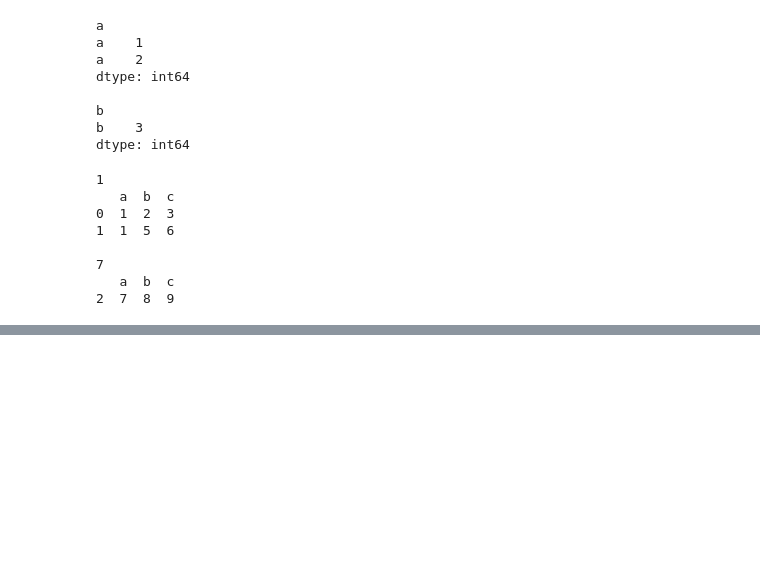
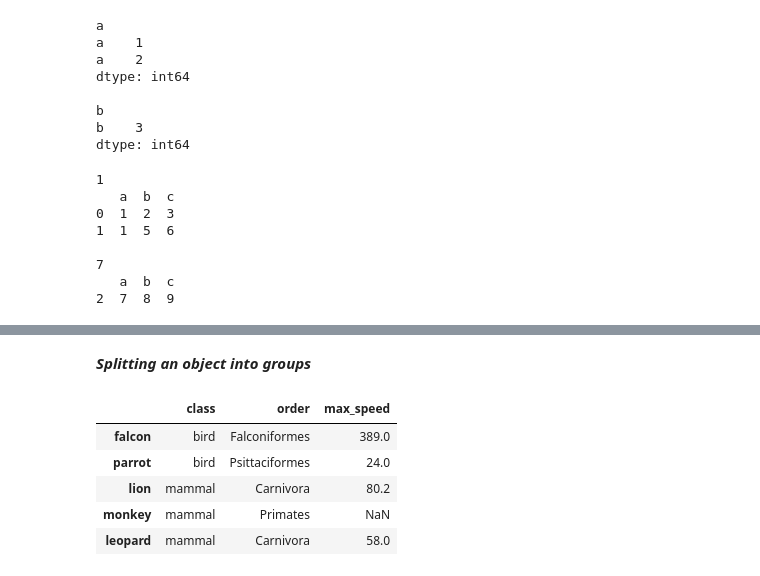
Before and after one commit to skm08/Pandas-Walkthrough, a Jupyter notebook: pandas-walkthrough.ipynb, the cells around one changed output, grey strips where cells are left out. Cells and saved outputs as stored; diff of their text form; code cells hidden in the pictures; blank space fills up the shorter version.

Commit message:
Kaggle Notebook | Pandas - Walkthrough | Version 11

```diff
--- a/pandas-walkthrough.ipynb
+++ b/pandas-walkthrough.ipynb
@@ -941,0 +971,27 @@ for x,y in df.groupby(by=["a"]):
+# %% [markdown]
+***Splitting an object into groups***
+# %%
+
+import numpy as np
+import pandas as pd
+
+speeds=pd.DataFrame(
+    [
+        ("bird", "Falconiformes", 389.0),
+        ("bird", "Psittaciformes", 24.0),
+        ("mammal", "Carnivora", 80.2),
+        ("mammal", "Primates", np.nan),
+        ("mammal", "Carnivora", 58),
+    ],
+    index=["falcon", "parrot", "lion", "monkey", "leopard"],
+    columns=("class", "order", "max_speed"),
+)
+# %%
+speeds
+# %% [output]
+|  | class | order | max_speed |
+| falcon | bird | Falconiformes | 389.0 |
+| parrot | bird | Psittaciformes | 24.0 |
+| lion | mammal | Carnivora | 80.2 |
+| monkey | mammal | Primates | NaN |
+| leopard | mammal | Carnivora | 58.0 |
```
Also changed, not shown: parts of 71 cells of this notebook.
